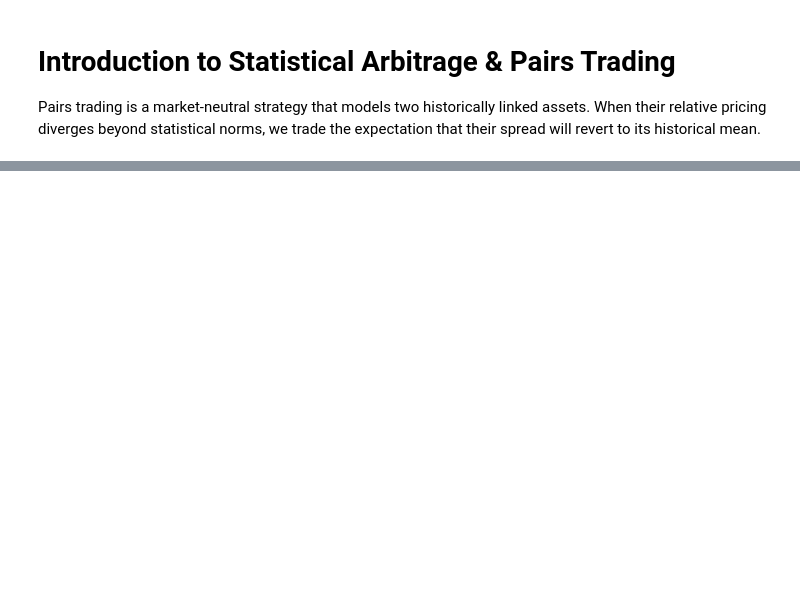
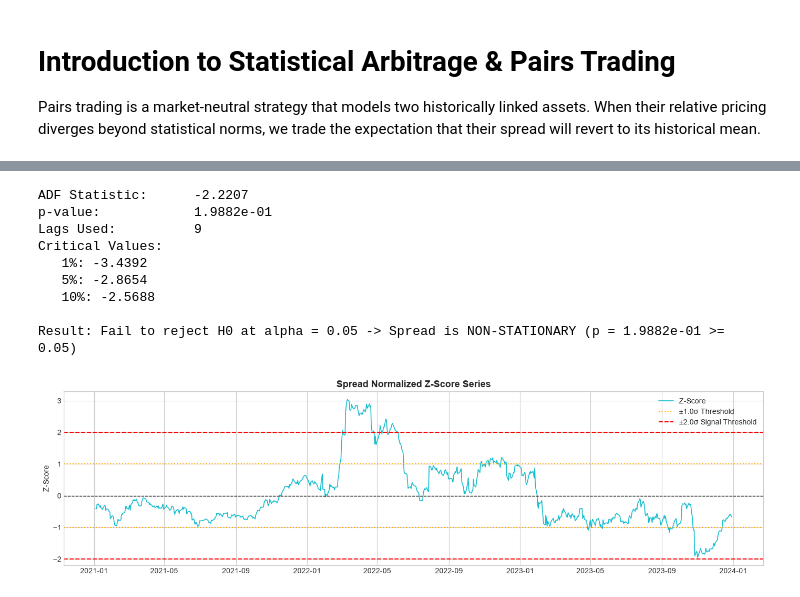
Before and after one commit to zyrxun/MAT-Education, a Jupyter notebook: Workshops/Intro_to_Statistical_Arbitrage.ipynb, the cells around one changed output, grey strips where cells are left out. Cells and saved outputs as stored; diff of their text form; code cells hidden in the pictures; blank space fills up the shorter version.

```diff
--- a/Workshops/Intro_to_Statistical_Arbitrage.ipynb
+++ b/Workshops/Intro_to_Statistical_Arbitrage.ipynb
@@ -69,23 +165,41 @@ Testing for stationarity on the spread residual series.
 # %%
 adf_result = adfuller(spread)
+adf_stat, adf_pvalue, adf_usedlag, adf_nobs, adf_crit, _ = adfuller(spread)
 
-print(f"ADF Statistic: {adf_result[0]:.4f}")
-print(f"p-value:       {adf_result[1]:.4e}")
+print(f"ADF Statistic:      {adf_stat:.4f}")
+print(f"p-value:            {adf_pvalue:.4e}")
+print(f"Lags Used:          {adf_usedlag}")
 print("Critical Values:")
-for key, val in adf_result[4].items():
+for key, val in adf_crit.items():
     print(f"   {key}: {val:.4f}")
+
+if adf_pvalue < 0.05:
+    print(f"\nResult: Reject H0 at alpha = 0.05 -> Spread is STATIONARY (p = {adf_pvalue:.4e} < 0.05)")
+else:
+    print(f"\nResult: Fail to reject H0 at alpha = 0.05 -> Spread is NON-STATIONARY (p = {adf_pvalue:.4e} >= 0.05)")
 
 z_score = (spread - spread.mean()) / spread.std()
 
 fig, ax = plt.subplots(figsize=(14, 4))
 ax.plot(z_score.index, z_score, color='#17becf', lw=1.2, label='Z-Score')
 ax.axhline(0, color='black', linestyle='--', lw=1)
 ax.axhline(1.0, color='orange', linestyle=':', label='±1.0σ Threshold')
 ax.axhline(-1.0, color='orange', linestyle=':')
 ax.axhline(2.0, color='red', linestyle='--', label='±2.0σ Signal Threshold')
 ax.axhline(-2.0, color='red', linestyle='--')
 ax.set_title('Spread Normalized Z-Score Series', fontsize=13, fontweight='bold')
 ax.set_ylabel('Z-Score')
 ax.legend(loc='upper right')
 plt.tight_layout()
 plt.show()
+# %% [output]
+ADF Statistic:      -2.2207
+p-value:            1.9882e-01
+Lags Used:          9
+Critical Values:
+   1%: -3.4392
+   5%: -2.8654
+   10%: -2.5688
+
+Result: Fail to reject H0 at alpha = 0.05 -> Spread is NON-STATIONARY (p = 1.9882e-01 >= 0.05)
+[figure, added]
```
Also changed, not shown: parts of 24 cells of this notebook, 1 other file.
